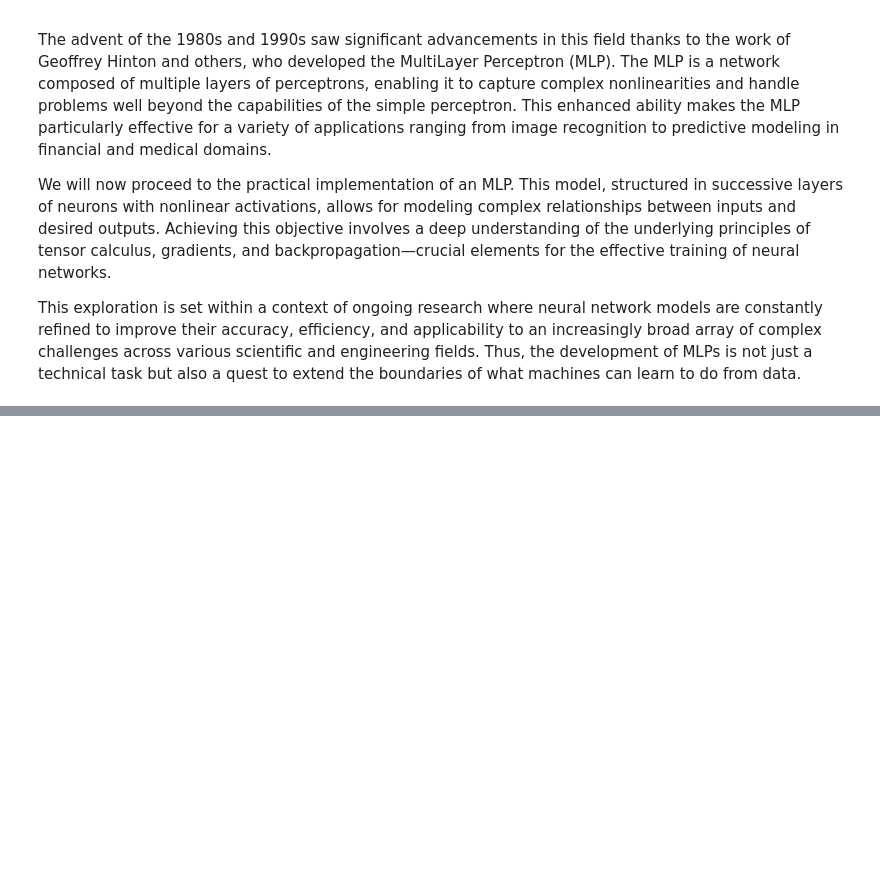
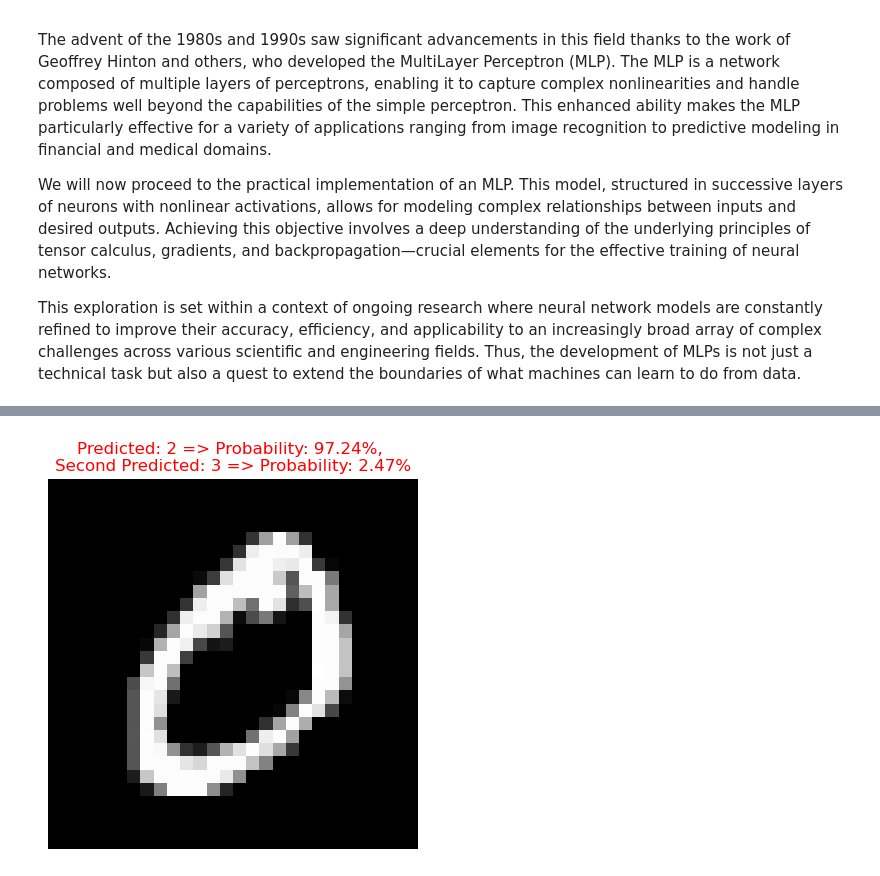
Before and after one commit to Bryan-Foxy/mnist_understanding, a Jupyter notebook: note.ipynb, the cells around one changed output, grey strips where cells are left out. Cells and saved outputs as stored; diff of their text form; code cells hidden in the pictures; blank space fills up the shorter version.

```diff
--- a/note.ipynb
+++ b/note.ipynb
@@ -318,0 +416,21 @@ class MLP(nn.Module):
+# %%
+class LeNet(nn.Module):
+    def __init__(self):
+        super(LeNet, self).__init__()
+        self.conv1 = nn.Conv2d(1, 6, 5)
+        self.conv2 = nn.Conv2d(6, 16, 5)
+        self.fc1 = nn.Linear(16 * 4 * 4, 120)  # 4x4 is the dimension after pooling and convolution operations
+        self.fc2 = nn.Linear(120, 84)
+        self.fc3 = nn.Linear(84, 10)
+
+    def forward(self, x):
+        x = F.max_pool2d(F.relu(self.conv1(x)), (2, 2))
+        x = F.max_pool2d(F.relu(self.conv2(x)), (2, 2))
+        x = x.view(-1, 16*4*4)  # Flatten the tensor correctly
+        x = F.relu(self.fc1(x))
+        x = F.relu(self.fc2(x))
+        x = F.log_softmax(self.fc3(x), dim=1)
+        return x
+# %%
+net = LeNet()
+print(net)
@@ -318,0 +474,4 @@ class MLP(nn.Module):
+# %%
+predict_mnist(net, train_data.data[1], train_data.targets[1])
+# %% [output]
+[figure, added]
```
Also changed, not shown: parts of 20 cells of this notebook, 1 other file.
